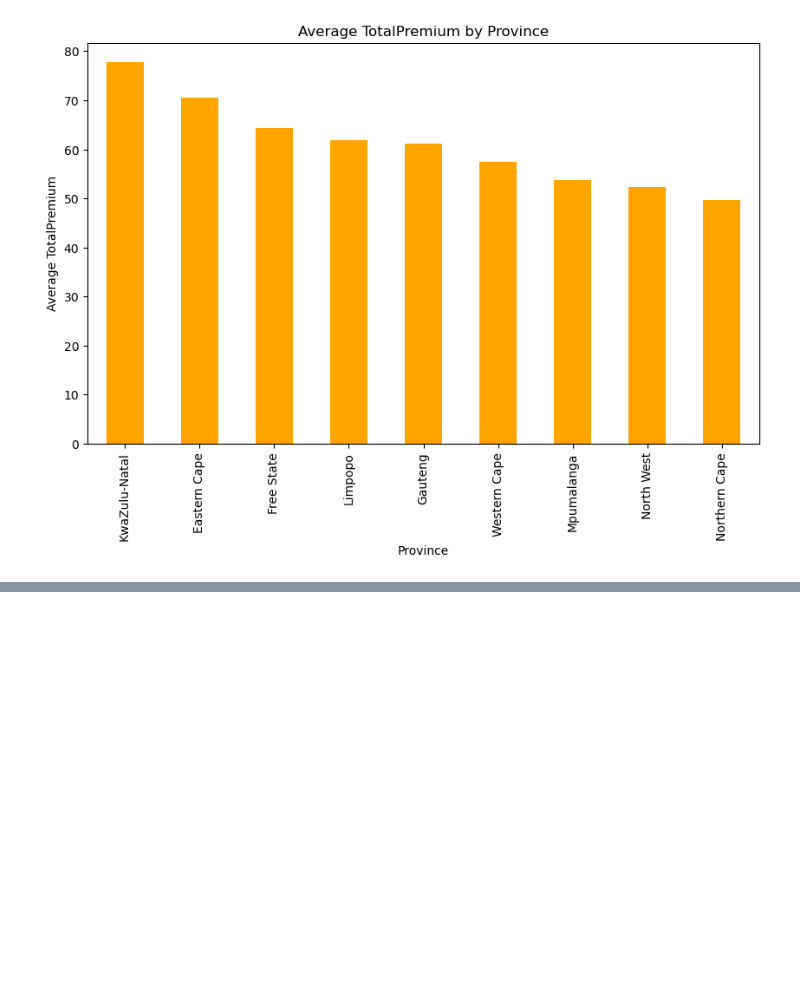
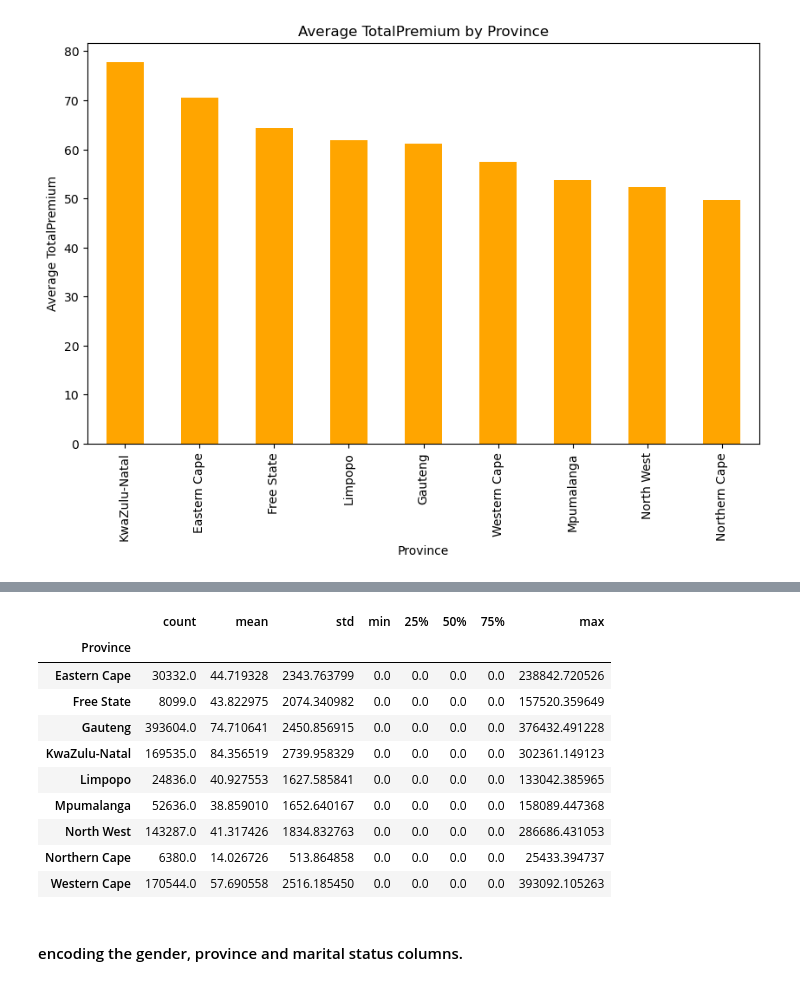
Before and after one commit to MinaseGirma/AlphaCare-marketing-strategy, a Jupyter notebook: notebooks/Eda.ipynb, the cells around one changed output, grey strips where cells are left out. Drawn from its saved outputs; the diff is of its cells as text; code cells hidden in the pictures; blank space fills up the shorter version.

```diff
--- a/notebooks/Eda.ipynb
+++ b/notebooks/Eda.ipynb
@@ -387,0 +452,17 @@ low_risk_targets
+# %%
+# province and TotalClaims
+df.groupby('Province')['TotalClaims'].describe()
+# %% [output]
+|  | count | mean | std | min | 25% | 50% | 75% | max |
+| Province |  |  |  |  |  |  |  |  |
+| Eastern Cape | 30332.0 | 44.719328 | 2343.763799 | 0.0 | 0.0 | 0.0 | 0.0 | 238842.720526 |
+| Free State | 8099.0 | 43.822975 | 2074.340982 | 0.0 | 0.0 | 0.0 | 0.0 | 157520.359649 |
+| Gauteng | 393604.0 | 74.710641 | 2450.856915 | 0.0 | 0.0 | 0.0 | 0.0 | 376432.491228 |
+| KwaZulu-Natal | 169535.0 | 84.356519 | 2739.958329 | 0.0 | 0.0 | 0.0 | 0.0 | 302361.149123 |
+| Limpopo | 24836.0 | 40.927553 | 1627.585841 | 0.0 | 0.0 | 0.0 | 0.0 | 133042.385965 |
+| Mpumalanga | 52636.0 | 38.859010 | 1652.640167 | 0.0 | 0.0 | 0.0 | 0.0 | 158089.447368 |
+| North West | 143287.0 | 41.317426 | 1834.832763 | 0.0 | 0.0 | 0.0 | 0.0 | 286686.431053 |
+| Northern Cape | 6380.0 | 14.026726 | 513.864858 | 0.0 | 0.0 | 0.0 | 0.0 | 25433.394737 |
+| Western Cape | 170544.0 | 57.690558 | 2516.185450 | 0.0 | 0.0 | 0.0 | 0.0 | 393092.105263 |
+# %% [markdown]
+#### encoding the gender, province and marital status columns.
```
Also changed, not shown: parts of 48 cells of this notebook.
